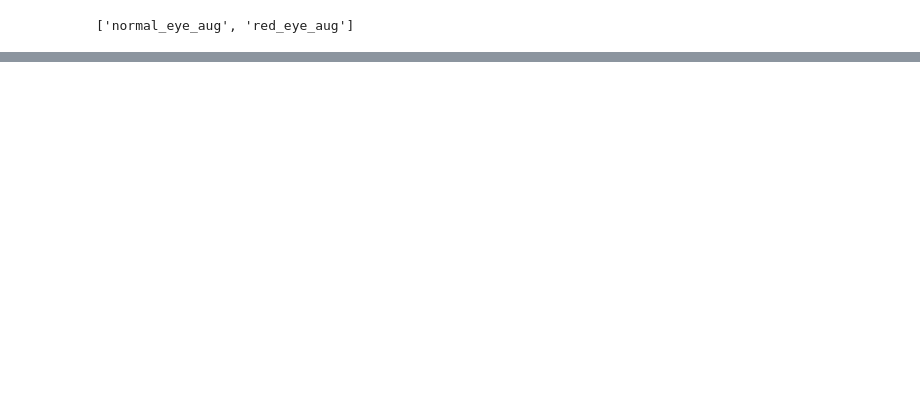
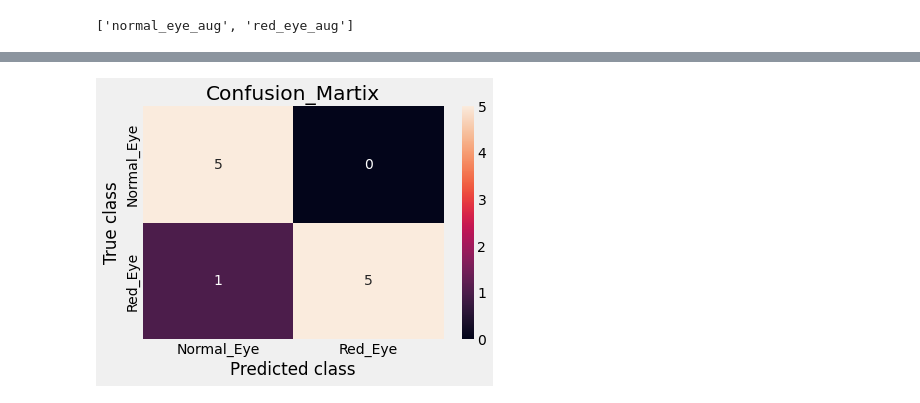
Before and after one commit to jaybfn/Red-Eye-Detection, a Jupyter notebook: script/train_main.ipynb, the cells around one changed output, grey strips where cells are left out. Cells and saved outputs as stored; diff of their text form; code cells hidden in the pictures; blank space fills up the shorter version.

```diff
--- a/script/train_main.ipynb
+++ b/script/train_main.ipynb
@@ -181,3 +215,12 @@ y_test = to_categorical(y_series_test)
+# %%
+LABELS = ["Normal_Eye","Red_Eye"]
+sns.heatmap(cf_matrix, annot=True, xticklabels=LABELS, yticklabels=LABELS,fmt = 'd')
+plt.title("Confusion_Martix")
+plt.ylabel("True class")
+plt.xlabel("Predicted class")
+plt.show()
+# %% [output]
+[figure, added]
 # %%
 print()
 print('Model Evalution Score')
```
Also changed, not shown: parts of 11 cells of this notebook, 10 other files.
